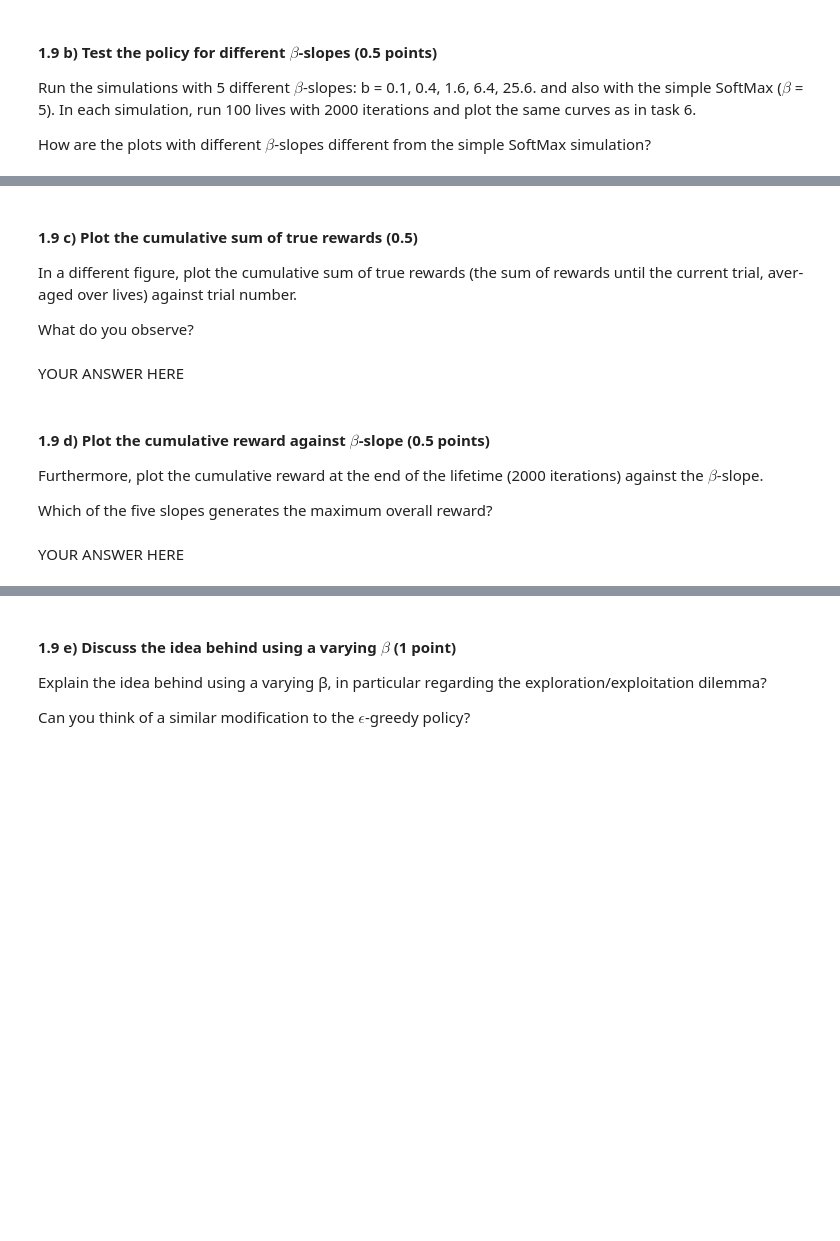
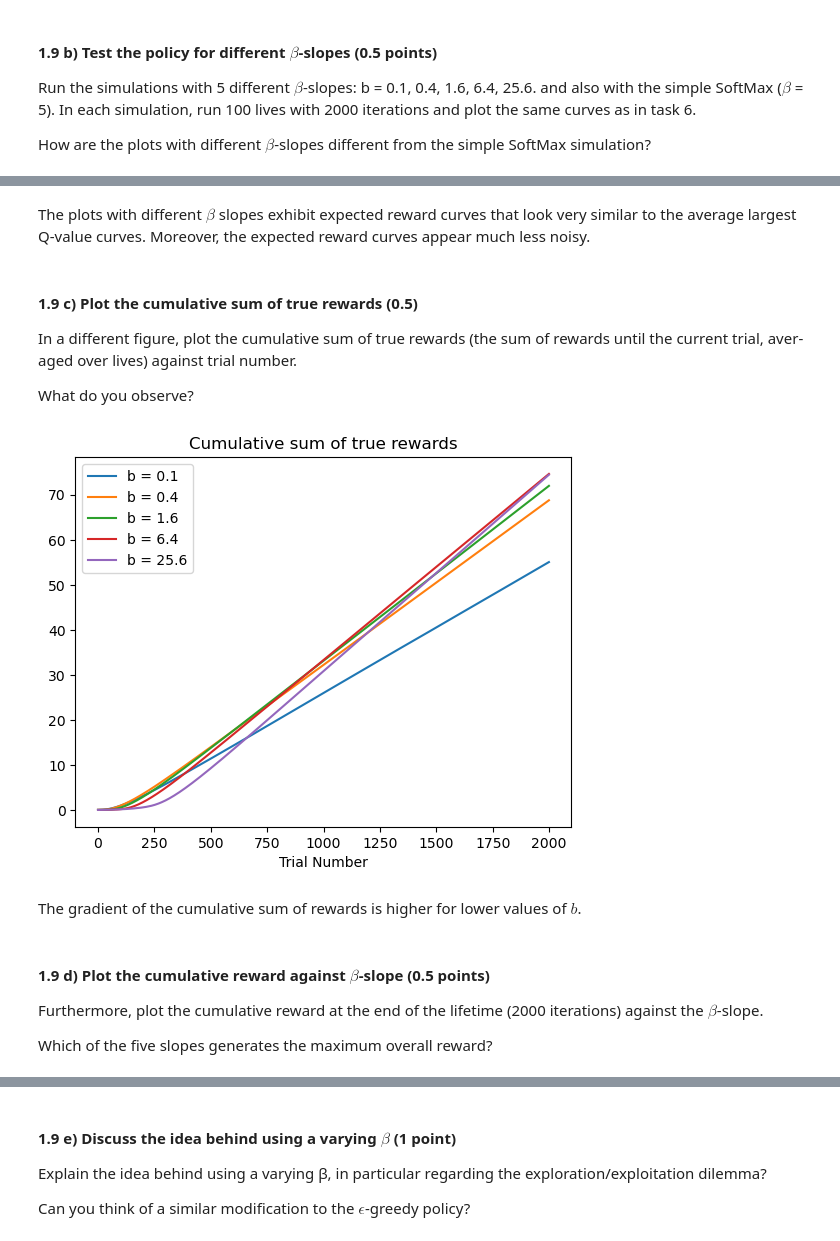
Before and after one commit to lfogarty98/mhbf_pt, a Jupyter notebook: 7-rl-part-I/rl-part-I.ipynb, the cells around one changed output, grey strips where cells are left out. Cells and saved outputs as stored; diff of their text form; code cells hidden in the pictures; blank space fills up the shorter version.

```diff
--- a/7-rl-part-I/rl-part-I.ipynb
+++ b/7-rl-part-I/rl-part-I.ipynb
@@ -400,3 +418,5 @@ YOUR ANSWER HERE
+# %% [markdown]
+The plots with different $\beta$ slopes exhibit expected reward curves that look very similar to the average largest Q-value curves. Moreover, the expected reward curves appear much less noisy.
 # %% [markdown]
 #### 1.9 c) Plot the cumulative sum of true rewards (0.5)
 
@@ -410,5 +427,19 @@ raise NotImplementedError()
-# %% [markdown]
-YOUR ANSWER HERE
+# %%
+for i in range(len(b_vals)):
+    cumulative_reward_av = np.zeros(num_iterations)
+    for life in range(num_lives):
+        result = run_episode(generate_reward, softmax_linear, num_iterations, {'b': b_vals[i]})
+        cumulative_reward_av += np.cumsum(result[2].flatten()) / num_iterations
+    plt.plot(range(num_iterations), cumulative_reward_av, label=f'b = {b_vals[i]}')
+plt.title('Cumulative sum of true rewards')
+plt.legend()
+plt.xlabel('Trial Number')
+plt.legend()
+plt.show()
+# %% [output]
+[figure, added]
+# %% [markdown]
+The gradient of the cumulative sum of rewards is higher for lower values of $b$.
 # %% [markdown]
 #### 1.9 d) Plot the cumulative reward against $\beta$-slope (0.5 points)
 
@@ -421,2 +448,0 @@ raise NotImplementedError()
-# %% [markdown]
-YOUR ANSWER HERE
```
Also changed, not shown: parts of 21 cells of this notebook.
